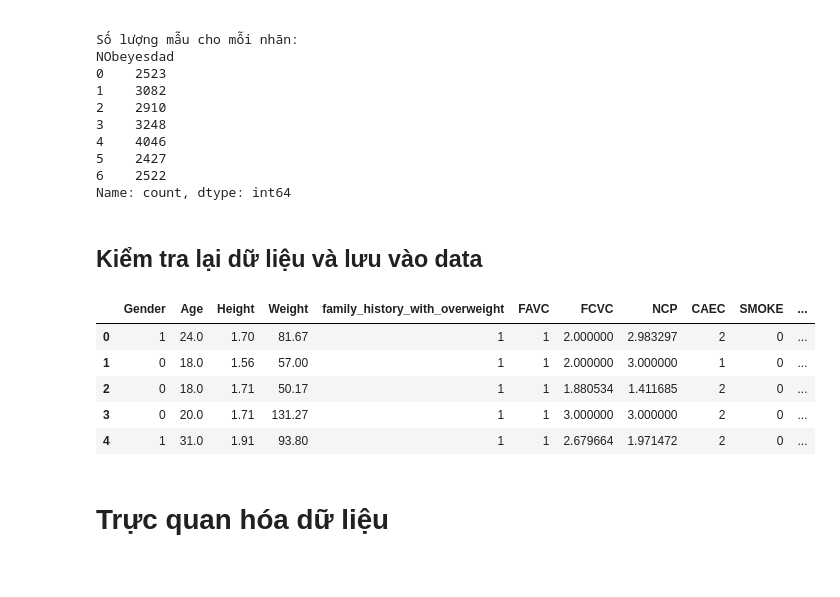
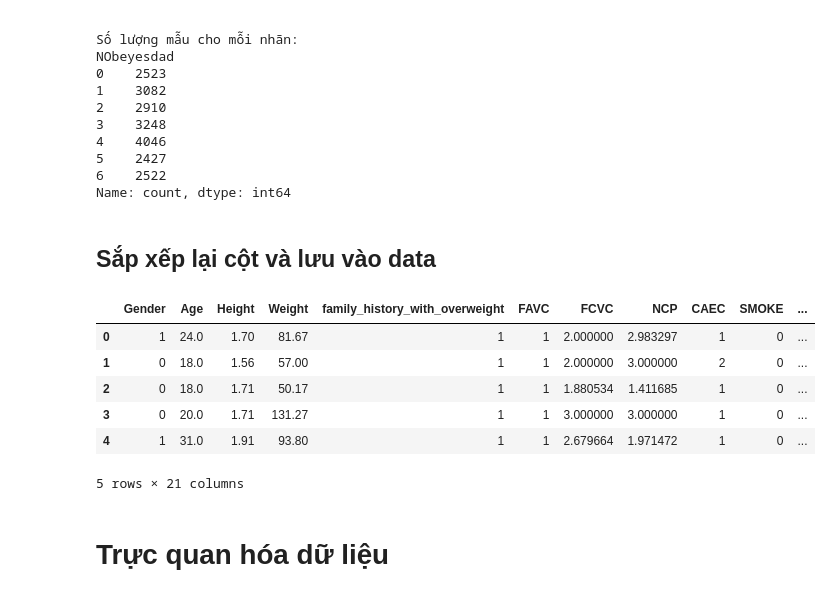
Before and after one commit to tranminhduc9/Obesity_Predict_ML, a Jupyter notebook: eda.ipynb, the cells around one changed output. Cells and saved outputs as stored; diff of their text form; code cells hidden in the pictures.

```diff
--- a/eda.ipynb
+++ b/eda.ipynb
@@ -33,18 +33,27 @@ df_clean['Weight'] = np.round(df['Weight'], 2)
 # %% [markdown]
 ## Biến đổi các dữ liệu dạng Category sang dạng số
 # %%
-# Danh sách các cột dạng category cần mã hóa
-categorical_cols = ['CAEC', 'CALC', 'MTRANS']
-category_mappings = {}
+# Mã hóa CAEC và CALC theo thứ tự tăng dần
+caec_mapping = {'no': 0, 'Sometimes': 1, 'Frequently': 2, 'Always': 3}
+calc_mapping = {'no': 0, 'Sometimes': 1, 'Frequently': 2}
 
-# Mã hóa các cột category
-for col in categorical_cols:
-    le = LabelEncoder()
-    df_clean[col] = le.fit_transform(df[col])
-    category_mappings[col] = dict(zip(le.classes_, range(len(le.classes_))))
+df_clean['CAEC'] = df['CAEC'].map(caec_mapping)
+df_clean['CALC'] = df['CALC'].map(calc_mapping)
 
-for col, mapping in category_mappings.items():
-    print(f"\n{col}:")
-    for original, encoded in sorted(mapping.items(), key=lambda x: x[1]):
-        print(f"  {original} -> {encoded}")
+print("Mapping CAEC:")
+for key, value in sorted(caec_mapping.items(), key=lambda x: x[1]):
+    print(f"  {key} -> {value}")
+
+print("\nMapping CALC:")
+for key, value in sorted(calc_mapping.items(), key=lambda x: x[1]):
+    print(f"  {key} -> {value}")
+
+# One-Hot Encoding cho MTRANS với giá trị 0/1
+mtrans_dummies = pd.get_dummies(df['MTRANS'], prefix='MTRANS', dtype=int)
+df_clean = pd.concat([df_clean, mtrans_dummies], axis=1)
+
+df_clean = df_clean.drop('MTRANS', axis=1)
+
+print("\nOne-Hot Encoding MTRANS:")
+print(f"  Các cột mới: {list(mtrans_dummies.columns)}")
 # %% [output]
@@ -121,16 +126,22 @@ NObeyesdad
 6    2522
 Name: count, dtype: int64
 # %% [markdown]
-## Kiểm tra lại dữ liệu và lưu vào data
+## Sắp xếp lại cột và lưu vào data
 # %%
+# Sắp xếp lại cột: đưa nhãn NObeyesdad xuống cuối
+cols = [col for col in df_clean.columns if col != 'NObeyesdad']
+cols.append('NObeyesdad')
+df_clean = df_clean[cols]
+
 df_clean.head()
 # %% [output]
 |  | Gender | Age | Height | Weight | family_history_with_overweight | FAVC | FCVC | NCP | CAEC | SMOKE | ... |
-| 0 | 1 | 24.0 | 1.70 | 81.67 | 1 | 1 | 2.000000 | 2.983297 | 2 | 0 | ... |
-| 1 | 0 | 18.0 | 1.56 | 57.00 | 1 | 1 | 2.000000 | 3.000000 | 1 | 0 | ... |
-| 2 | 0 | 18.0 | 1.71 | 50.17 | 1 | 1 | 1.880534 | 1.411685 | 2 | 0 | ... |
-| 3 | 0 | 20.0 | 1.71 | 131.27 | 1 | 1 | 3.000000 | 3.000000 | 2 | 0 | ... |
-| 4 | 1 | 31.0 | 1.91 | 93.80 | 1 | 1 | 2.679664 | 1.971472 | 2 | 0 | ... |
+| 0 | 1 | 24.0 | 1.70 | 81.67 | 1 | 1 | 2.000000 | 2.983297 | 1 | 0 | ... |
+| 1 | 0 | 18.0 | 1.56 | 57.00 | 1 | 1 | 2.000000 | 3.000000 | 2 | 0 | ... |
+| 2 | 0 | 18.0 | 1.71 | 50.17 | 1 | 1 | 1.880534 | 1.411685 | 1 | 0 | ... |
+| 3 | 0 | 20.0 | 1.71 | 131.27 | 1 | 1 | 3.000000 | 3.000000 | 1 | 0 | ... |
+| 4 | 1 | 31.0 | 1.91 | 93.80 | 1 | 1 | 2.679664 | 1.971472 | 1 | 0 | ... |
+5 rows × 21 columns
 # %%
 df_clean.to_csv("data/obesity_data_cleaned.csv", index=False)
 # %% [markdown]
```
Also changed, not shown: parts of 3 cells of this notebook, 4 other files.
